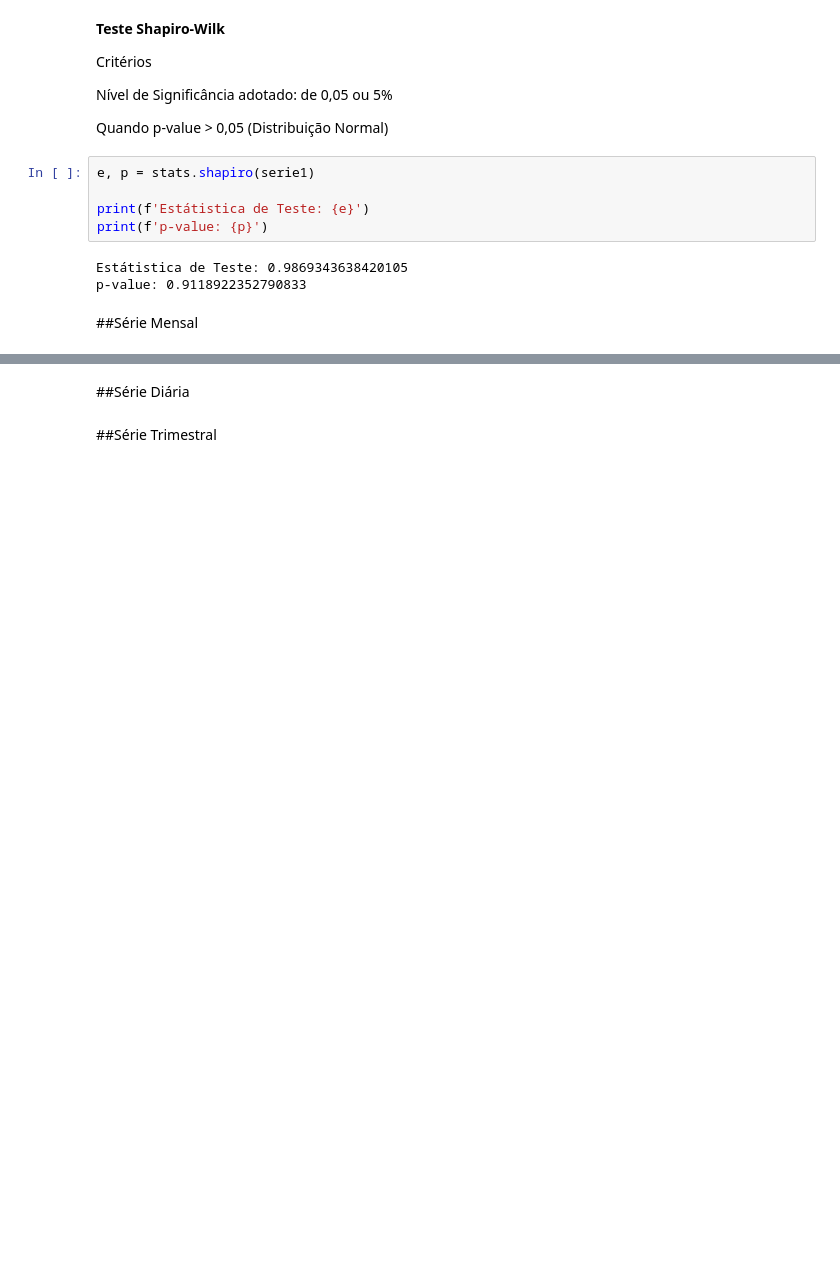
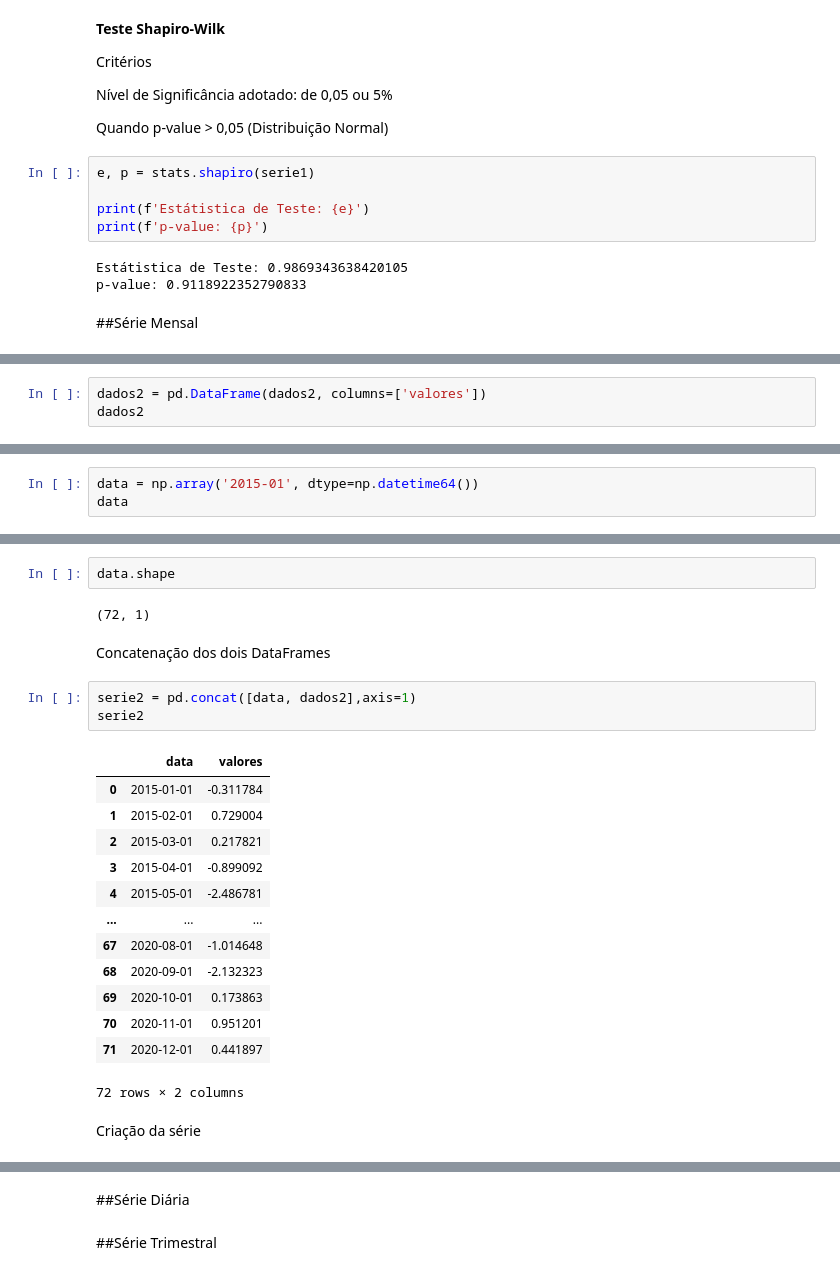
Before and after one commit to Marcus-V-Freitas/Series_Temporais_Aleatorias_Normalizadas, a Jupyter notebook: Séries_Temporais_Aleatórias_Com_Distribuição_Normal.ipynb, the cells around one changed output, grey strips where cells are left out. Saved outputs shown, nothing was run; the diff lists cells and outputs as text; blank space fills up the shorter version.

```diff
--- a/Séries_Temporais_Aleatórias_Com_Distribuição_Normal.ipynb
+++ b/Séries_Temporais_Aleatórias_Com_Distribuição_Normal.ipynb
@@ -156,0 +188,3 @@ p-value: 0.9118922352790833
+# %%
+dados2 = pd.DataFrame(dados2, columns=['valores'])
+dados2
@@ -156,0 +216,3 @@ p-value: 0.9118922352790833
+# %%
+data = np.array('2015-01', dtype=np.datetime64())
+data
@@ -156,0 +252,25 @@ p-value: 0.9118922352790833
+# %%
+data.shape
+# %% [output]
+(72, 1)
+# %% [markdown]
+Concatenação dos dois DataFrames
+# %%
+serie2 = pd.concat([data, dados2],axis=1)
+serie2
+# %% [output]
+|  | data | valores |
+| 0 | 2015-01-01 | -0.311784 |
+| 1 | 2015-02-01 | 0.729004 |
+| 2 | 2015-03-01 | 0.217821 |
+| 3 | 2015-04-01 | -0.899092 |
+| 4 | 2015-05-01 | -2.486781 |
+| ... | ... | ... |
+| 67 | 2020-08-01 | -1.014648 |
+| 68 | 2020-09-01 | -2.132323 |
+| 69 | 2020-10-01 | 0.173863 |
+| 70 | 2020-11-01 | 0.951201 |
+| 71 | 2020-12-01 | 0.441897 |
+72 rows × 2 columns
+# %% [markdown]
+Criação da série
```
Also changed, not shown: parts of 25 cells of this notebook.
